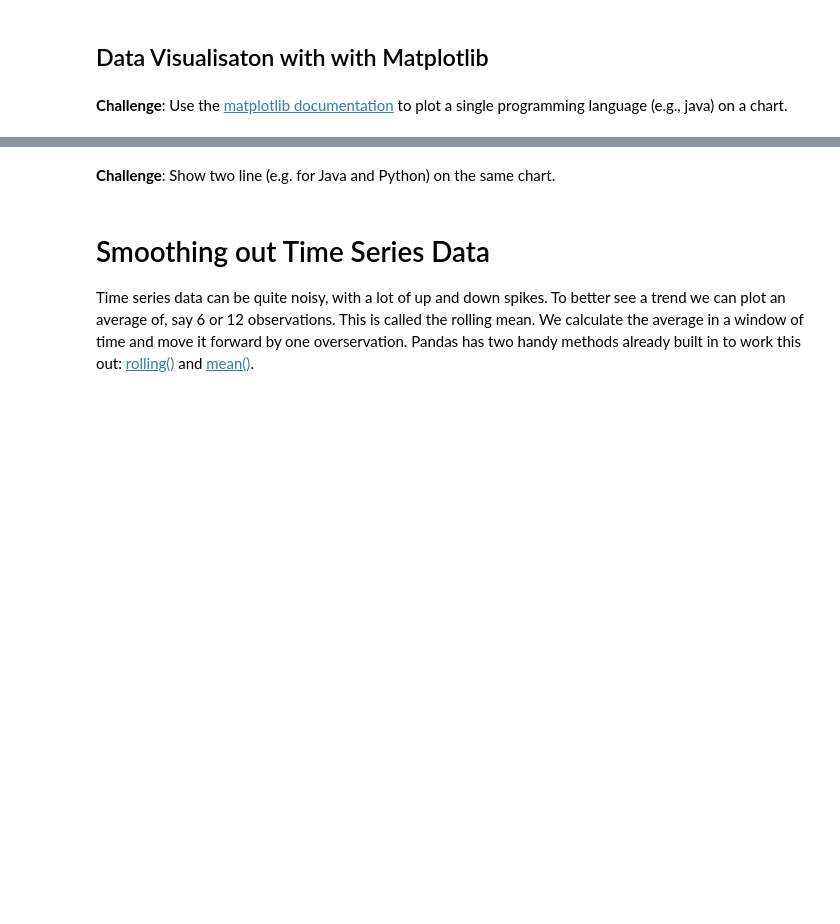
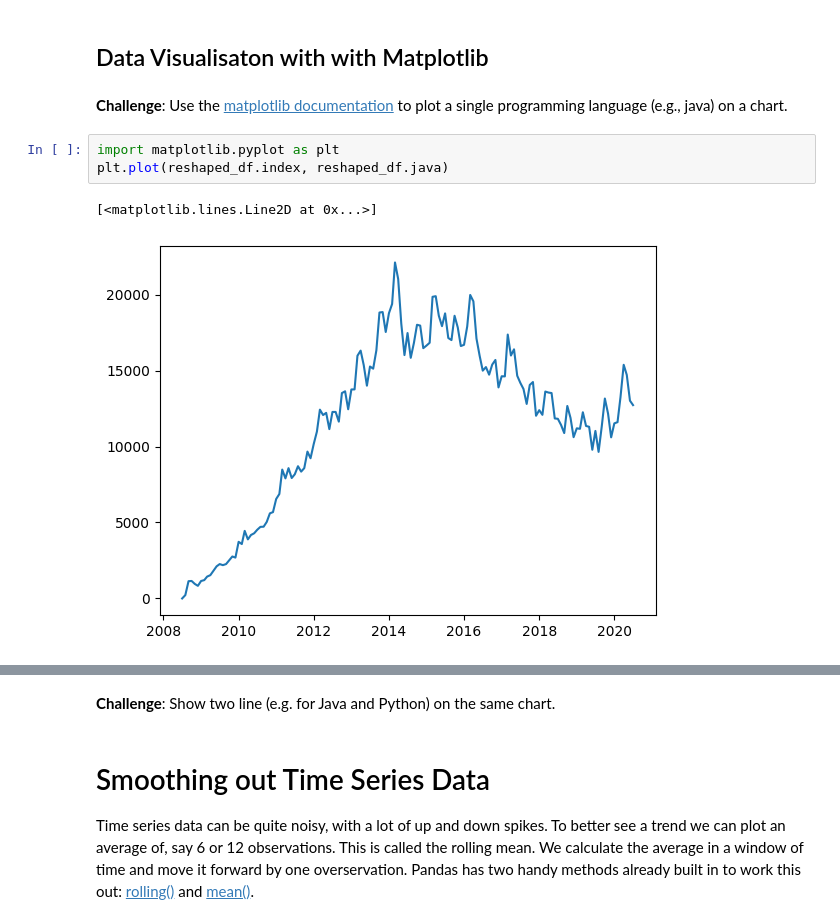
Before and after one commit to ryuseongryong/TIL, a Jupyter notebook: Udemy/Python_Angela/second_local/day72/Programming_Languages_(start).ipynb, the cells around one changed output, grey strips where cells are left out. Cells and saved outputs as stored; diff of their text form; blank space fills up the shorter version.

Commit message:
day 72: matplot

```diff
--- a/Udemy/Python_Angela/second_local/day72/Programming_Languages_(start).ipynb
+++ b/Udemy/Python_Angela/second_local/day72/Programming_Languages_(start).ipynb
@@ -156,3 +175,9 @@ False
 ## Data Visualisaton with with Matplotlib
 # %% [markdown]
 **Challenge**: Use the [matplotlib documentation](https://matplotlib.org/3.2.1/api/_as_gen/matplotlib.pyplot.plot.html#matplotlib.pyplot.plot) to plot a single programming language (e.g., java) on a chart.
+# %%
+import matplotlib.pyplot as plt
+plt.plot(reshaped_df.index, reshaped_df.java)
+# %% [output]
+[<matplotlib.lines.Line2D at 0x...>]
+[figure, added]
```
Also changed, not shown: parts of 4 cells of this notebook.
